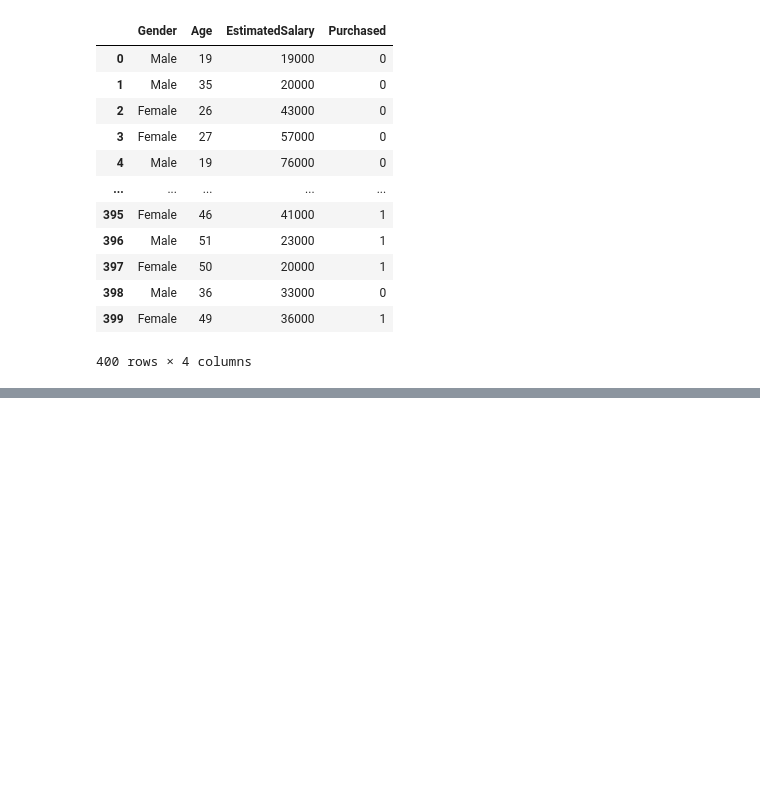
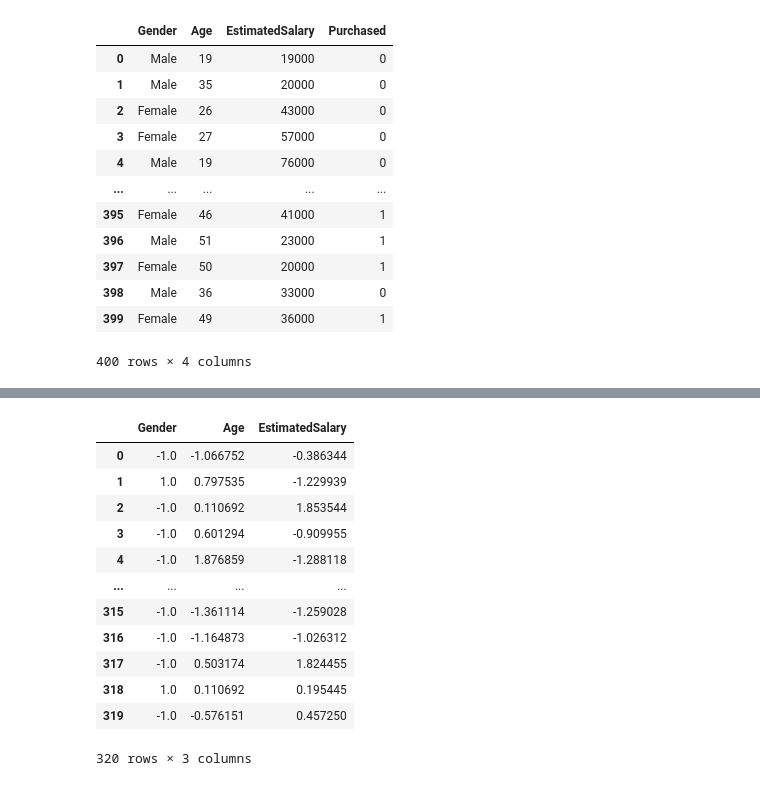
Before and after one commit to Sobanamjad/Python-learing, a Jupyter notebook: Scikit-learn/standard-scaler.ipynb, the cells around one changed output, grey strips where cells are left out. Saved outputs shown, nothing was run; the diff lists cells and outputs as text; code cells hidden in the pictures; blank space fills up the shorter version.

```diff
--- a/Scikit-learn/standard-scaler.ipynb
+++ b/Scikit-learn/standard-scaler.ipynb
@@ -49,0 +122,16 @@ df["Gender"] = df["Gender"].map({"Male" : 1, "Female" : 0})
+# %%
+x_train_scaled
+# %% [output]
+|  | Gender | Age | EstimatedSalary |
+| 0 | -1.0 | -1.066752 | -0.386344 |
+| 1 | 1.0 | 0.797535 | -1.229939 |
+| 2 | -1.0 | 0.110692 | 1.853544 |
+| 3 | -1.0 | 0.601294 | -0.909955 |
+| 4 | -1.0 | 1.876859 | -1.288118 |
+| ... | ... | ... | ... |
+| 315 | -1.0 | -1.361114 | -1.259028 |
+| 316 | -1.0 | -1.164873 | -1.026312 |
+| 317 | -1.0 | 0.503174 | 1.824455 |
+| 318 | 1.0 | 0.110692 | 0.195445 |
+| 319 | -1.0 | -0.576151 | 0.457250 |
+320 rows × 3 columns
```
Also changed, not shown: parts of 16 cells of this notebook.
